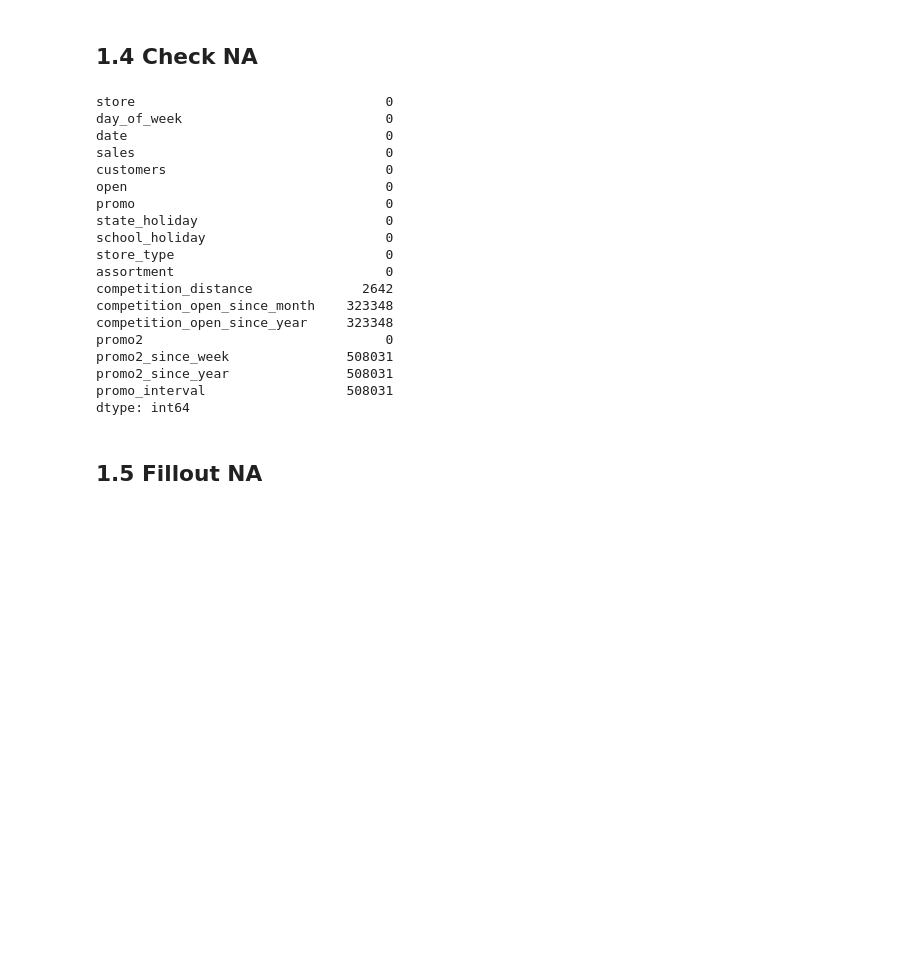
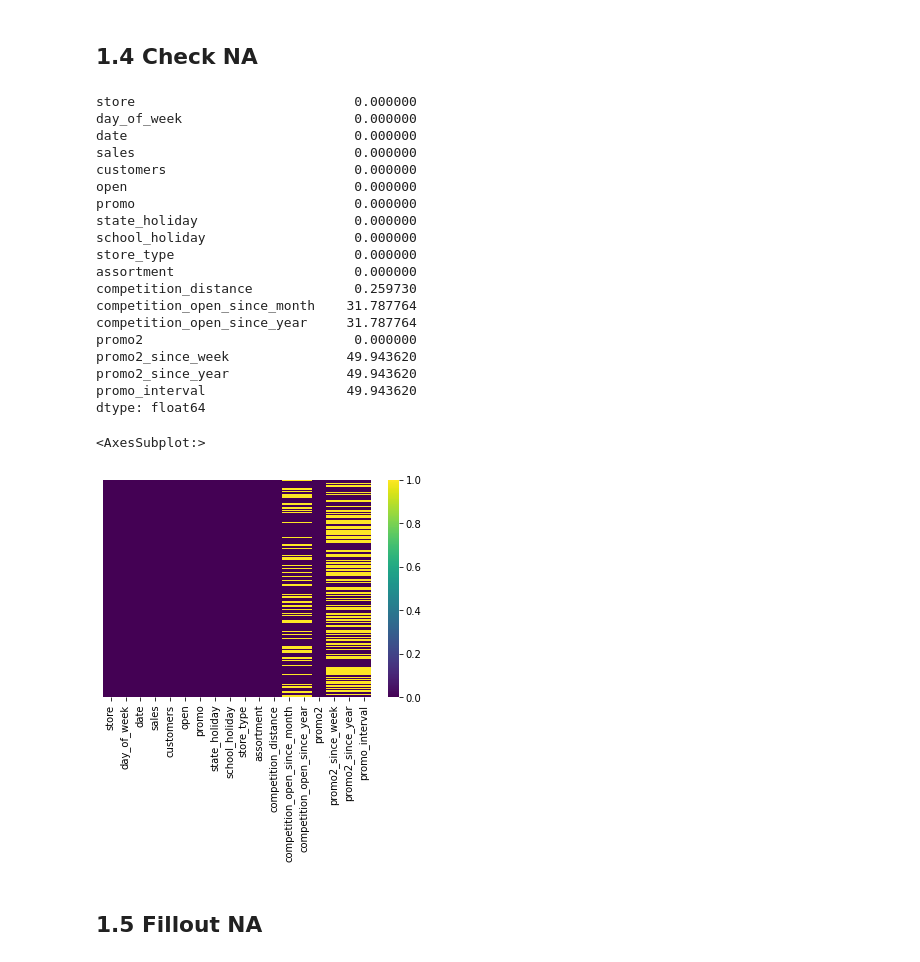
Before and after one commit to matheus-emanuel/Prediction-Rossaman-Store-Kaggle, a Jupyter notebook: store_sales_prediction.ipynb, the cells around one changed output. Cells and saved outputs as stored; diff of their text form; code cells hidden in the pictures; blank space fills up the shorter version.

Commit message:
Análise de dados melhorada

```diff
--- a/store_sales_prediction.ipynb
+++ b/store_sales_prediction.ipynb
@@ -121,29 +127,34 @@ dtype: object
 # %% [markdown]
 ## 1.4 Check NA
 # %%
-# Eu estou contando quantas linha tem NA por coluna
+# Eu estou contando quantas linha tem NA por coluna e vendo a % de dados faltantes em cada uma das coluas
 
-df1.isna().sum()
+df1.isna().sum() / len(df1)*100
 # %% [output]
-store                                0
-day_of_week                          0
-date                                 0
-sales                                0
-customers                            0
-open                                 0
-promo                                0
-state_holiday                        0
-school_holiday                       0
-store_type                           0
-assortment                           0
-competition_distance              2642
-competition_open_since_month    323348
-competition_open_since_year     323348
-promo2                               0
-promo2_since_week               508031
-promo2_since_year               508031
-promo_interval                  508031
-dtype: int64
+store                            0.000000
+day_of_week                      0.000000
+date                             0.000000
+sales                            0.000000
+customers                        0.000000
+open                             0.000000
+promo                            0.000000
+state_holiday                    0.000000
+school_holiday                   0.000000
+store_type                       0.000000
+assortment                       0.000000
+competition_distance             0.259730
+competition_open_since_month    31.787764
+competition_open_since_year     31.787764
+promo2                           0.000000
+promo2_since_week               49.943620
+promo2_since_year               49.943620
+promo_interval                  49.943620
+dtype: float64
+# %%
+sns.heatmap(df1.isnull(), yticklabels = False, cmap='viridis')
+# %% [output]
+<AxesSubplot:>
+[figure, added]
 # %% [markdown]
 ## 1.5 Fillout NA
 # %%
```
Also changed, not shown: parts of 10 cells of this notebook.
